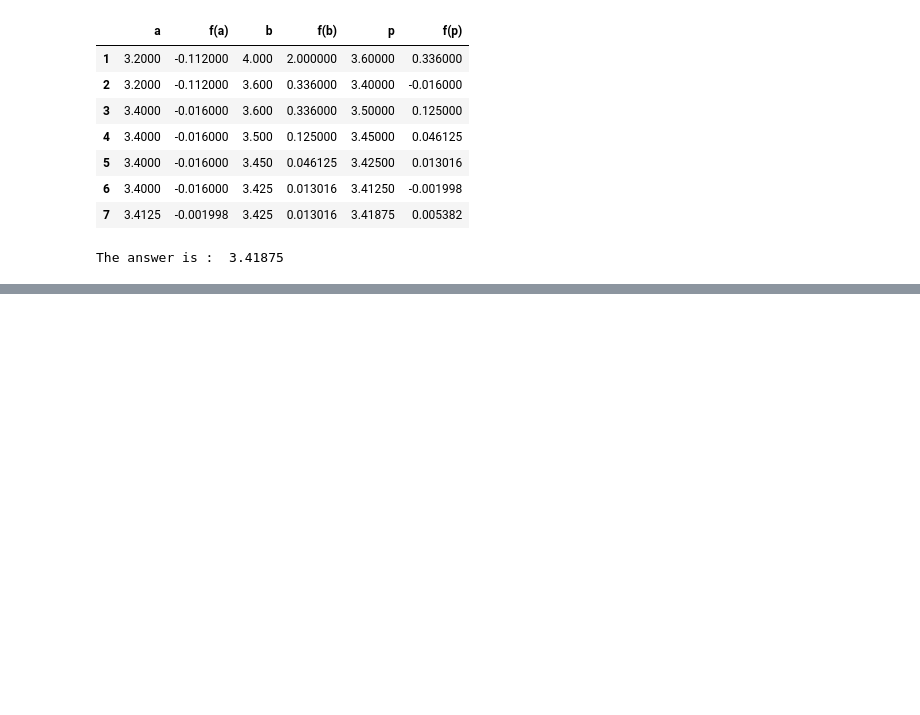
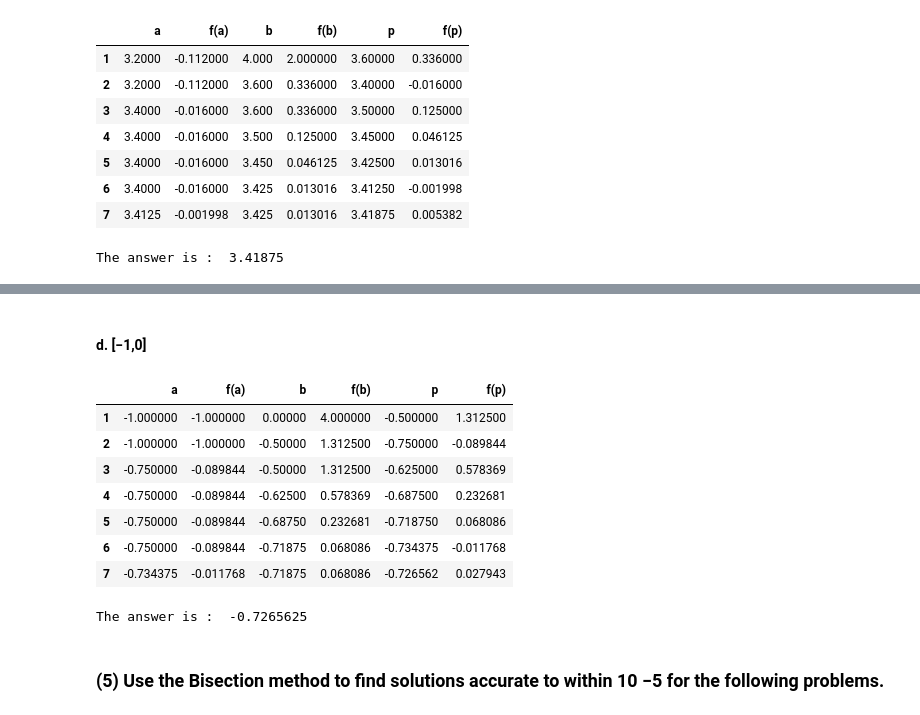
Before and after one commit to aadimator/numerical-computing, a Jupyter notebook: Bisection Method.ipynb, the cells around one changed output, grey strips where cells are left out. Drawn from its saved outputs; the diff is of its cells as text; code cells hidden in the pictures; blank space fills up the shorter version.

```diff
--- a/Bisection Method.ipynb
+++ b/Bisection Method.ipynb
@@ -242,0 +300,19 @@ The answer is :  3.41875
+# %% [markdown]
+#### d. [−1,0]
+# %%
+Bisection(-1, 0, f, tolerance=pow(10, -2), output="table")
+# %% [output]
+|  | a | f(a) | b | f(b) | p | f(p) |
+| 1 | -1.000000 | -1.000000 | 0.00000 | 4.000000 | -0.500000 | 1.312500 |
+| 2 | -1.000000 | -1.000000 | -0.50000 | 1.312500 | -0.750000 | -0.089844 |
+| 3 | -0.750000 | -0.089844 | -0.50000 | 1.312500 | -0.625000 | 0.578369 |
+| 4 | -0.750000 | -0.089844 | -0.62500 | 0.578369 | -0.687500 | 0.232681 |
+| 5 | -0.750000 | -0.089844 | -0.68750 | 0.232681 | -0.718750 | 0.068086 |
+| 6 | -0.750000 | -0.089844 | -0.71875 | 0.068086 | -0.734375 | -0.011768 |
+| 7 | -0.734375 | -0.011768 | -0.71875 | 0.068086 | -0.726562 | 0.027943 |
+# %%
+print("The answer is : " , Bisection(-1, 0, f, tolerance=pow(10, -2), output="answer"))
+# %% [output]
+The answer is :  -0.7265625
+# %% [markdown]
+### (5) Use the Bisection method to find solutions accurate to within 10 −5 for the following problems.
```
Also changed, not shown: parts of 11 cells of this notebook.
